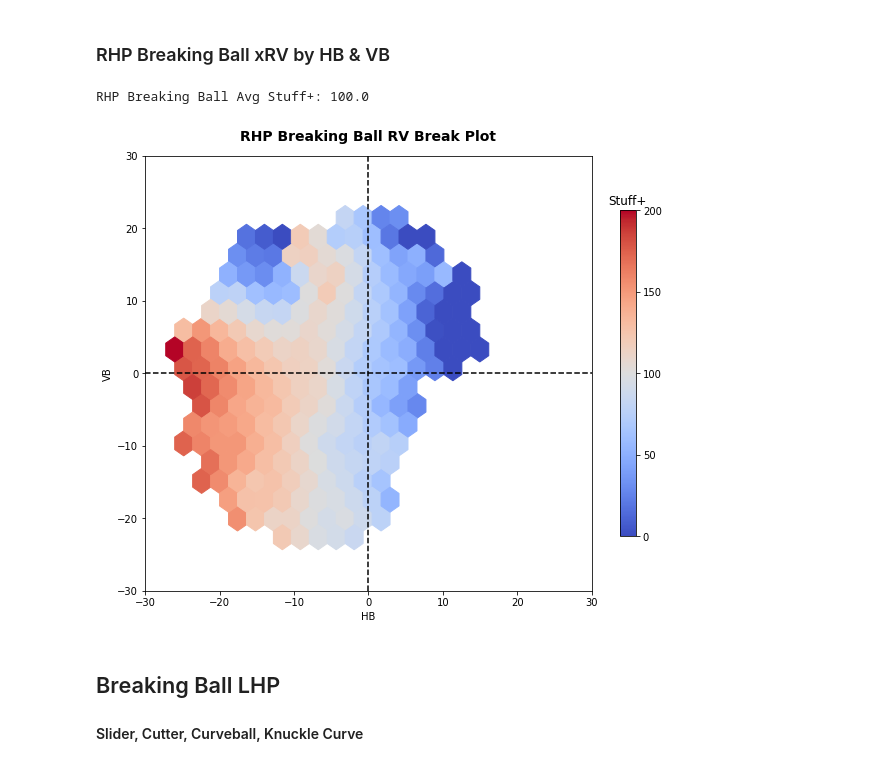
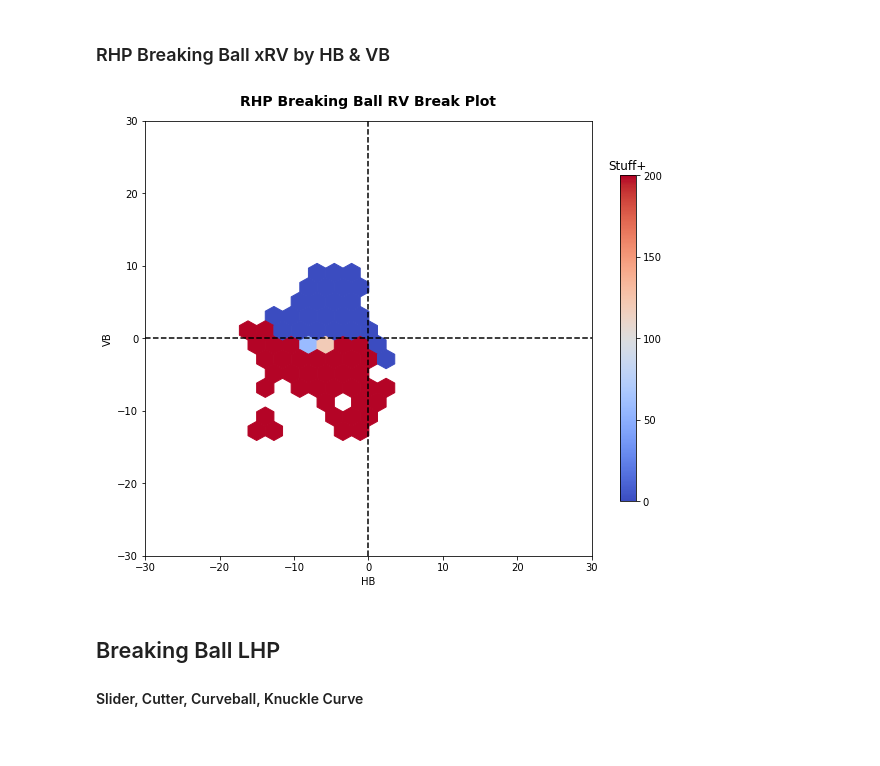
Before and after one commit to anthonyzurke/RVmodel, a Jupyter notebook: notebooks/TU-rv_model.ipynb, the cells around one changed output. Drawn from its saved outputs; the diff is of its cells as text; code cells hidden in the pictures.

```diff
--- a/notebooks/TU-rv_model.ipynb
+++ b/notebooks/TU-rv_model.ipynb
@@ -362,3 +362,32 @@ Cross Val Score: 0.001
 R2 Score: 0.001
 RMSE: 0.248
 MAE: 0.126
+# %%
+features_bb_r_tu = rhp_bb_tu.select_dtypes([np.number])
+#features_bb_r_tu.dropna(inplace=True)
+X_tu = features_bb_r_tu
+pred_tu = lr.predict(X_tu)
+# %%
+rhp_bb_tu['n_pitches'] = 1
+rhp_bb_tu['xRV'] = pred_tu
+rhp_bb_tu['xRV/100'] = round(((rhp_bb_tu['xRV'] / (rhp_bb_tu['n_pitches'])) * 100), 2)
+
+rhp_bb_tu['Stuff+'] = (100 * (-rhp_bb_tu['xRV/100'] / -rhp_bb_tu['xRV/100'].mean()))
+#rhp_bb.head()
+
+grouped_bb_r_tu = rhp_bb_tu.groupby(['Pitcher', 'PitcherThrows', 'TaggedPitchType'],
+                              as_index = False)['n_pitches', 'xRV'].sum()
+
+avg_bb_r_tu = rhp_bb_tu.groupby(['Pitcher', 'PitcherThrows', 'TaggedPitchType'],
+                          as_index = False)['RelSpeed', 'HorzBreak', 'InducedVertBreak', 'RelSide', 'RelHeight',
+                                            'Extension', 'Stuff+'].mean()
+bbr_stuff_tu = pd.merge(avg_bb_r_tu, grouped_bb_r_tu, how = 'left',
+                        on = ['Pitcher', 'PitcherThrows', 'TaggedPitchType'])
+
+bbr_stuff_tu['xRV/100'] = round(((bbr_stuff_tu['xRV'] / (bbr_stuff_tu['n_pitches'])) * 100), 2)
+#bbr_stuff_tu = bbr_stuff.loc[bbr_stuff['n_pitches'] >= 100]
+bbr_stuff_tu = bbr_stuff_tu.round(1)
+bbr_stuff_tu.insert(3, 'n_pitches', bbr_stuff_tu.pop('n_pitches'))
+#bbr_stuff_tu.sort_values(by = 'xRV', ascending = False).head(10)
+#bbr_stuff_tu.head(10)
+#print(bbr_stuff_tu.to_markdown())
@@ -413,17 +439,15 @@ See Full Dataframe in Mito
 # %%
 plt.figure(figsize = (10, 8))
 
-plt.hexbin(rhp_bb['pfx_x'], rhp_bb['pfx_z'], C = rhp_bb['Stuff+'],cmap='coolwarm',
+plt.hexbin(rhp_bb_tu['HorzBreak'], rhp_bb_tu['InducedVertBreak'], C = rhp_bb_tu['Stuff+'],cmap='coolwarm',
            mincnt = 5, gridsize = 20)
 cb = plt.colorbar(ticks = [0, 50, 100, 150, 200], shrink = .75)
 cb.ax.set_title('Stuff+'), plt.clim(0, 200)
 plt.xlabel('HB'), plt.ylabel('VB'), plt.xlim(-30, 30), plt.ylim(-30, 30)
 plt.axhline(0, color = 'black', ls = '--'), plt.axvline(0, color = 'black', ls = '--')
 plt.title('RHP Breaking Ball RV Break Plot', fontsize = 14, fontweight = 'bold', pad = 15);
-print('RHP Breaking Ball Avg Stuff+:', round(rhp_bb['Stuff+'].mean(), 2))
 # %% [output]
-RHP Breaking Ball Avg Stuff+: 100.0
-[figure, old version]
+[figure, new version]
 # %% [markdown]
 ## Breaking Ball LHP
 #### Slider, Cutter, Curveball, Knuckle Curve
```
Also changed, not shown: parts of 25 cells of this notebook.
